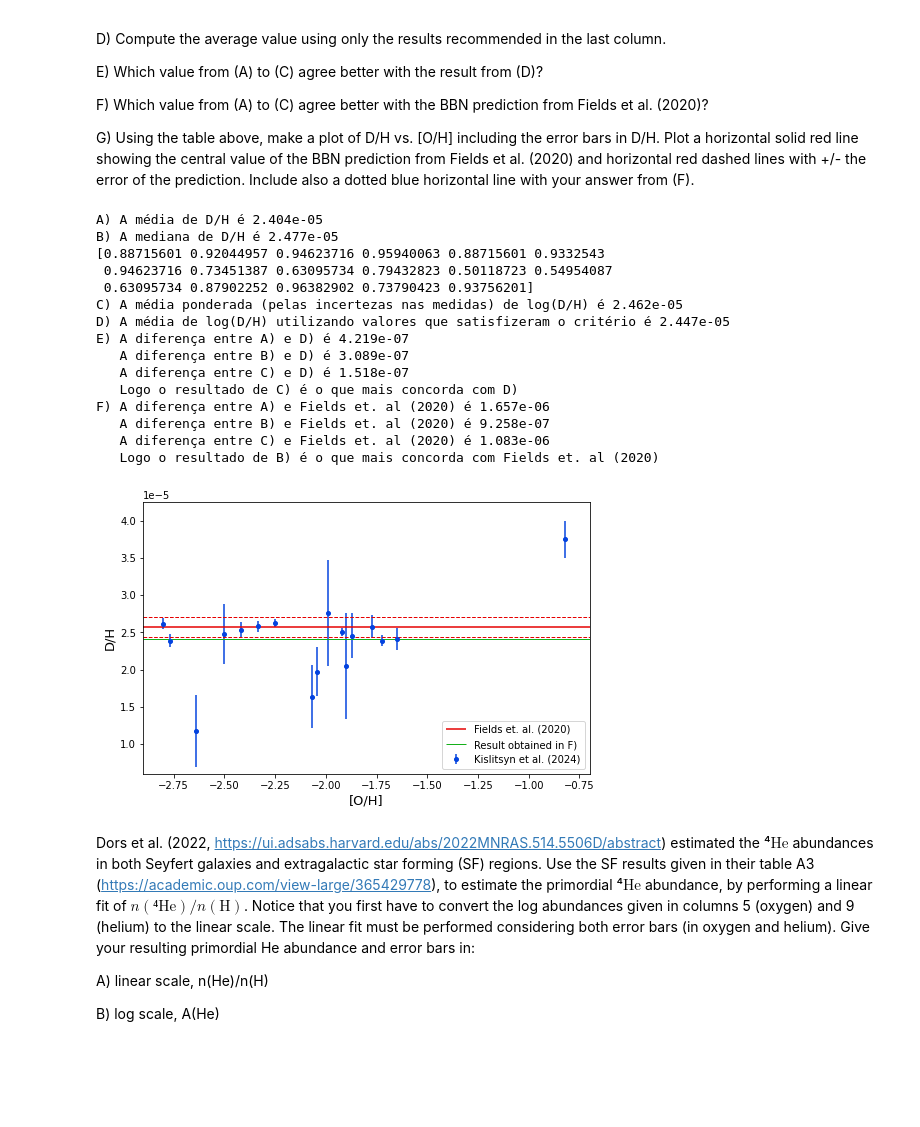
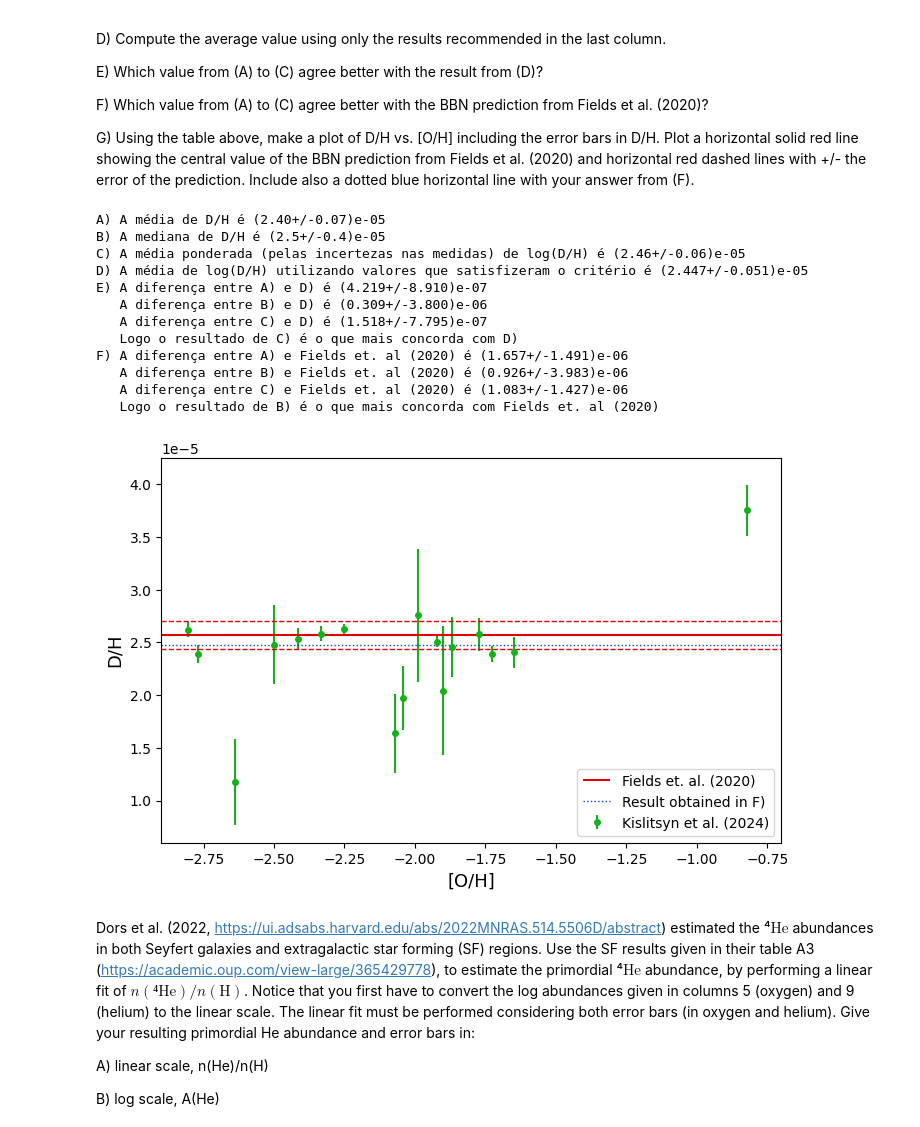
Before and after one commit to migueldeloreto/evolucao-quimica, a Jupyter notebook: atividade2/tarefa_2_evolucao.ipynb, the cells around one changed output. Cells and saved outputs as stored; diff of their text form; code cells hidden in the pictures; blank space fills up the shorter version.

Commit message:
finalizei 3, coloquei incertezas

```diff
--- a/atividade2/tarefa_2_evolucao.ipynb
+++ b/atividade2/tarefa_2_evolucao.ipynb
@@ -6,16 +6,18 @@ primordial ⁴He abundance in the linear scale, $n(⁴\text{He})/n(\text{H})$, a
 scale where $A_\text{H}= 12$.
 # %%
 import numpy as np
+import uncertainties as un
+import uncertainties.unumpy as unp
 
-yp=0.24691
-d_h=2.57e-5
-helio3_h=10.03e-5
-litio7_h=4.72e-5
+yp=un.ufloat(0.24691, 0.00018)
+d_h=un.ufloat(2.57e-5, 0.13e-5)
+helio3_h=un.ufloat(10.03e-6, 0.9e-6)
+litio7_h=un.ufloat(4.72e-10, 0.72e-10)
 
 razao_helio4=0.25*(yp/(1-yp))
-abundancia_deuterio=np.log10(d_h)+12
-abundancia_helio3=np.log10(helio3_h)+12
-abundancia_litio=np.log10(litio7_h)+12
+abundancia_deuterio=unp.log10(d_h)+12
+abundancia_helio3=unp.log10(helio3_h)+12
+abundancia_litio=unp.log10(litio7_h)+12
 
 print(razao_helio4)
 print(abundancia_deuterio)
@@ -48,62 +50,55 @@ answer from (F).
 # %%
 import pandas as pd
 import matplotlib.pyplot as plt
 
 bbn=pd.read_csv("bbn_data.csv", names=['QSO', '[O/H]', 'log(D/H)', 'errlog(D/H)','Reference', 'Meet Criteria?'], header=0)
-linear= 10**(np.array(bbn['log(D/H)']))
-print("A) A média de D/H é {:.3e}".format(np.mean(linear)))
-print("B) A mediana de D/H é {:.3e}".format(np.median(linear)))
+linear= 10**(unp.uarray(bbn['log(D/H)'], bbn['errlog(D/H)']))
+print("A) A média de D/H é {:e}".format(np.mean(linear)))
+print("B) A mediana de D/H é {:e}".format(np.median(linear)))
 
 pesos=1/((10**(np.array(bbn['errlog(D/H)'])))**2)
-print(pesos)
 ponderada=sum(linear*pesos)/sum(pesos)
-print("C) A média ponderada (pelas incertezas nas medidas) de log(D/H) é {:.3e}".format(ponderada))
+print("C) A média ponderada (pelas incertezas nas medidas) de log(D/H) é {:e}".format(ponderada))
 
 bbn_filtrado=bbn[bbn['Meet Criteria?'] == 1]
-linear_filtrado=(10**(np.array(bbn_filtrado['log(D/H)'])))
+linear_filtrado=(10**(unp.uarray(bbn_filtrado['log(D/H)'], bbn_filtrado['errlog(D/H)'])))
 print("D) A média de log(D/H) utilizando valores que satisfizeram o critério é {:.3e}".format(np.mean(linear_filtrado)))
 a_d=abs(np.mean(linear) - np.mean(linear_filtrado))
 b_d=abs(np.median(linear) - np.mean(linear_filtrado))
 c_d=abs(ponderada - np.mean(linear_filtrado))
 print("E) A diferença entre A) e D) é {:.3e}\n   A diferença entre B) e D) é {:.3e}\n   A diferença entre C) e D) é {:.3e}\n   Logo o resultado de C) é o que mais concorda com D)".format(a_d, b_d, c_d))
 a_d=abs(np.mean(linear) - d_h)
 b_d=abs(np.median(linear) - d_h)
 c_d=abs(ponderada - d_h)
 print("F) A diferença entre A) e Fields et. al (2020) é {:.3e}\n   A diferença entre B) e Fields et. al (2020) é {:.3e}\n   A diferença entre C) e Fields et. al (2020) é {:.3e}\n   Logo o resultado de B) é o que mais concorda com Fields et. al (2020)".format(a_d, b_d, c_d))
 
-soma=bbn['log(D/H)']+bbn['errlog(D/H)']
-linear_soma=10**(np.array(soma))
-bbn['err(D/H)']=abs(linear_soma-linear)
 
 g1=plt.figure(figsize=(8,5))
-plt.errorbar(np.array(bbn['[O/H]']), linear, yerr=np.array(bbn['err(D/H)']), marker='o', linestyle='', markersize=4, color='xkcd:blue', label='Kislitsyn et al. (2024)')
-plt.xlabel('[O/H]', fontsize=13)
+plt.errorbar(np.array(bbn['[O/H]']), unp.nominal_values(linear), yerr=unp.std_devs(linear), marker='o', linestyle='', markersize=4, color='xkcd:green', label='Kislitsyn et al. (2024)')
+plt.xlabel(r'[O/H]', fontsize=13)
 plt.ylabel(r'D/H', fontsize=13)
-plt.hlines(d_h,-2.9, -0.7, color='xkcd:red', label='Fields et. al. (2020)')
-plt.hlines(d_h+0.13e-5,-2.9, -0.7, color='xkcd:red', linestyles='dashed', linewidth=1)
-plt.hlines(d_h-0.13e-5,-2.9, -0.7, color='xkcd:red', linestyles='dashed', linewidth=1)
-plt.hlines(np.mean(linear),-2.9, -0.7, color='xkcd:green', label='Result obtained in F)', linewidth=1)
+plt.hlines(d_h.nominal_value,-2.9, -0.7, color='xkcd:red', label='Fields et. al. (2020)')
+plt.hlines(d_h.nominal_value+d_h.std_dev,-2.9, -0.7, color='xkcd:red', linestyles='dashed', linewidth=1)
+plt.hlines(d_h.nominal_value-d_h.std_dev,-2.9, -0.7, color='xkcd:red', linestyles='dashed', linewidth=1)
+plt.hlines(np.median(linear).nominal_value,-2.9, -0.7, color='xkcd:blue', label='Result obtained in F)', linewidth=1, linestyles='dotted')
 plt.xlim(-2.9, -0.7)
 plt.ylim(0.6e-5, 4.25e-5)
 plt.legend(loc='lower right')
 plt.show()
 # %% [output]
-A) A média de D/H é 2.404e-05
-B) A mediana de D/H é 2.477e-05
-[0.88715601 0.92044957 0.94623716 0.95940063 0.88715601 0.9332543
- 0.94623716 0.73451387 0.63095734 0.79432823 0.50118723 0.54954087
- 0.63095734 0.87902252 0.96382902 0.73790423 0.93756201]
-C) A média ponderada (pelas incertezas nas medidas) de log(D/H) é 2.462e-05
-D) A média de log(D/H) utilizando valores que satisfizeram o critério é 2.447e-05
-E) A diferença entre A) e D) é 4.219e-07
-   A diferença entre B) e D) é 3.089e-07
-   A diferença entre C) e D) é 1.518e-07
+A) A média de D/H é (2.40+/-0.07)e-05
+B) A mediana de D/H é (2.5+/-0.4)e-05
+C) A média ponderada (pelas incertezas nas medidas) de log(D/H) é (2.46+/-0.06)e-05
+D) A média de log(D/H) utilizando valores que satisfizeram o critério é (2.447+/-0.051)e-05
+E) A diferença entre A) e D) é (4.219+/-8.910)e-07
+   A diferença entre B) e D) é (0.309+/-3.800)e-06
+   A diferença entre C) e D) é (1.518+/-7.795)e-07
    Logo o resultado de C) é o que mais concorda com D)
-F) A diferença entre A) e Fields et. al (2020) é 1.657e-06
-   A diferença entre B) e Fields et. al (2020) é 9.258e-07
-   A diferença entre C) e Fields et. al (2020) é 1.083e-06
+F) A diferença entre A) e Fields et. al (2020) é (1.657+/-1.491)e-06
+   A diferença entre B) e Fields et. al (2020) é (0.926+/-3.983)e-06
+   A diferença entre C) e Fields et. al (2020) é (1.083+/-1.427)e-06
    Logo o resultado de B) é o que mais concorda com Fields et. al (2020)
-[figure, old version]
+[figure, new version]
 # %% [markdown]
 Dors et al. (2022, https://ui.adsabs.harvard.edu/abs/2022MNRAS.514.5506D/abstract) estimated the
 ⁴$\text{He}$ abundances in both Seyfert galaxies and extragalactic star forming (SF) regions. Use the SF results
```
Also changed, not shown: parts of 2 cells of this notebook.
